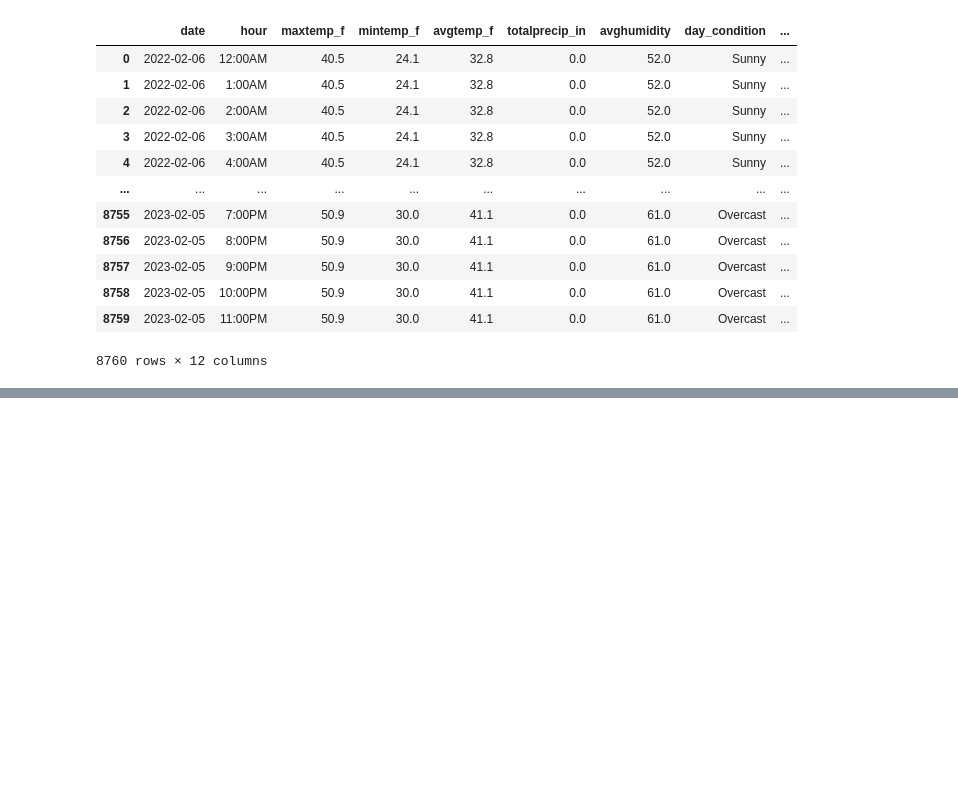
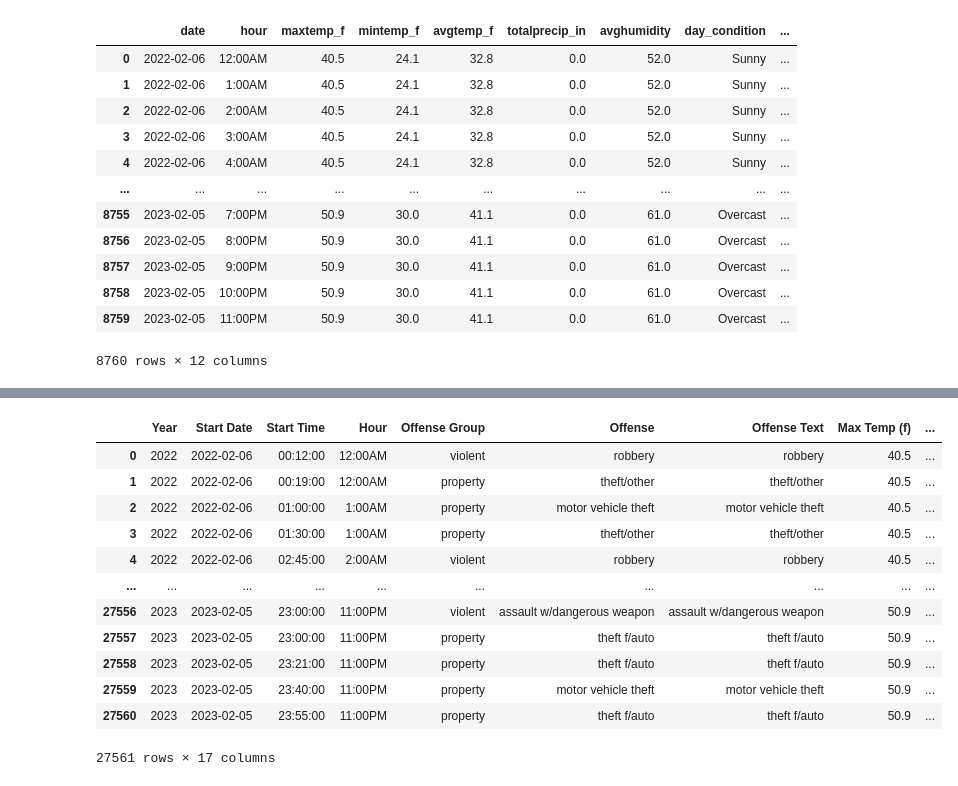
Before and after one commit to b-wild/Project_One_Group_2, a Jupyter notebook: weather_and_merge.ipynb, the cells around one changed output, grey strips where cells are left out. Cells and saved outputs as stored; diff of their text form; code cells hidden in the pictures; blank space fills up the shorter version.

Commit message:
consolidated weather and merge into one notebook

```diff
--- a/weather.ipynb
+++ b/weather_and_merge.ipynb
@@ -398,0 +403,8 @@ weather_hour_df.to_csv("output_data/dc_weather_by_hour.csv", index_label="Date_I
+# %%
+# access crime data and weather data
+weather_file_path = "output_data/dc_weather_by_hour.csv"
+crime_file_path = "Resources/clean_crime_data.csv"
+
+# create a Pandas DataFrame for each file
+weather_df = pd.read_csv(weather_file_path)
+crime_df = pd.read_csv(crime_file_path)
@@ -398,0 +431,5 @@ weather_hour_df.to_csv("output_data/dc_weather_by_hour.csv", index_label="Date_I
+# %%
+# Convert crime date type to match weather date type
+crime_df['START_DATE'] = pd.to_datetime(crime_df['START_DATE'], format='%Y/%m/%d').dt.strftime('%Y-%m-%d')
+# Check sample to see results
+crime_df.head()
@@ -398,0 +443,4 @@ weather_hour_df.to_csv("output_data/dc_weather_by_hour.csv", index_label="Date_I
+# %%
+# Parse out hour from START_TIME
+crime_df[['START_HOUR','START_MIN_SEC']] = crime_df['START_TIME'].str.split(':',n=1,expand=True)
+crime_df.head()
@@ -398,0 +523,3 @@ weather_hour_df.to_csv("output_data/dc_weather_by_hour.csv", index_label="Date_I
+# %%
+crime_df = crime_df[['YEAR','START_DATE','START_TIME','Hour','offensegroup','OFFENSE','offense-text']]
+crime_df.head()
@@ -398,0 +533,36 @@ weather_hour_df.to_csv("output_data/dc_weather_by_hour.csv", index_label="Date_I
+# %%
+# Merge crime dataframe with weather dataframe
+crime_weather = pd.merge(crime_df, weather_df, how='left', left_on=['START_DATE','Hour'], right_on=['date','hour'])
+# Remove all rows outside of date range
+crime_weather.dropna(how='any', inplace=True)
+# Sort by start date and time
+crime_weather.sort_values(["date", "START_TIME"], ascending=True, inplace=True)
+# Reset Index
+crime_weather.reset_index(drop=True, inplace=True)
+# Remove redundant and unnecessary columns
+crime_weather = crime_weather[['YEAR', 'START_DATE', 'START_TIME', 'Hour', 'offensegroup', 'OFFENSE',
+       'offense-text','maxtemp_f', 'mintemp_f','avgtemp_f', 'totalprecip_in', 'avghumidity', 'day_condition',
+       'hour_temp_f', 'hour_condition', 'hour_precip_in', 'hour_humidity']]
+# Rename columns for cleaner presentation
+crime_weather.rename(columns={"YEAR": "Year", "START_DATE": "Start Date", "START_TIME": "Start Time",
+                    "offensegroup": "Offense Group", 'OFFENSE': 'Offense', 'offense-text': 'Offense Text',
+                    'maxtemp_f': 'Max Temp (f)', 'mintemp_f': 'Min Temp (f)', 'avgtemp_f': 'Avg Temp (f)',
+                    'totalprecip_in': 'Total Precipitation (in)', 'avghumidity': 'Avg Humidity (%)',
+                    'day_condition': 'Day Condition', 'hour_temp_f': 'Hour Temp (f)', 'hour_condition': 'Hour Condition',
+                    'hour_precip_in': 'Hour Precipitation (in)','hour_humidity': 'Hour Humidity (%)'}, inplace=True)
+# View results
+crime_weather
+# %% [output]
+|  | Year | Start Date | Start Time | Hour | Offense Group | Offense | Offense Text | Max Temp (f) | ... |
+| 0 | 2022 | 2022-02-06 | 00:12:00 | 12:00AM | violent | robbery | robbery | 40.5 | ... |
+| 1 | 2022 | 2022-02-06 | 00:19:00 | 12:00AM | property | theft/other | theft/other | 40.5 | ... |
+| 2 | 2022 | 2022-02-06 | 01:00:00 | 1:00AM | property | motor vehicle theft | motor vehicle theft | 40.5 | ... |
+| 3 | 2022 | 2022-02-06 | 01:30:00 | 1:00AM | property | theft/other | theft/other | 40.5 | ... |
+| 4 | 2022 | 2022-02-06 | 02:45:00 | 2:00AM | violent | robbery | robbery | 40.5 | ... |
+| ... | ... | ... | ... | ... | ... | ... | ... | ... | ... |
+| 27556 | 2023 | 2023-02-05 | 23:00:00 | 11:00PM | violent | assault w/dangerous weapon | assault w/dangerous weapon | 50.9 | ... |
+| 27557 | 2023 | 2023-02-05 | 23:00:00 | 11:00PM | property | theft f/auto | theft f/auto | 50.9 | ... |
+| 27558 | 2023 | 2023-02-05 | 23:21:00 | 11:00PM | property | theft f/auto | theft f/auto | 50.9 | ... |
+| 27559 | 2023 | 2023-02-05 | 23:40:00 | 11:00PM | property | motor vehicle theft | motor vehicle theft | 50.9 | ... |
+| 27560 | 2023 | 2023-02-05 | 23:55:00 | 11:00PM | property | theft f/auto | theft f/auto | 50.9 | ... |
+27561 rows × 17 columns
```
Also changed, not shown: parts of 9 cells of this notebook.
